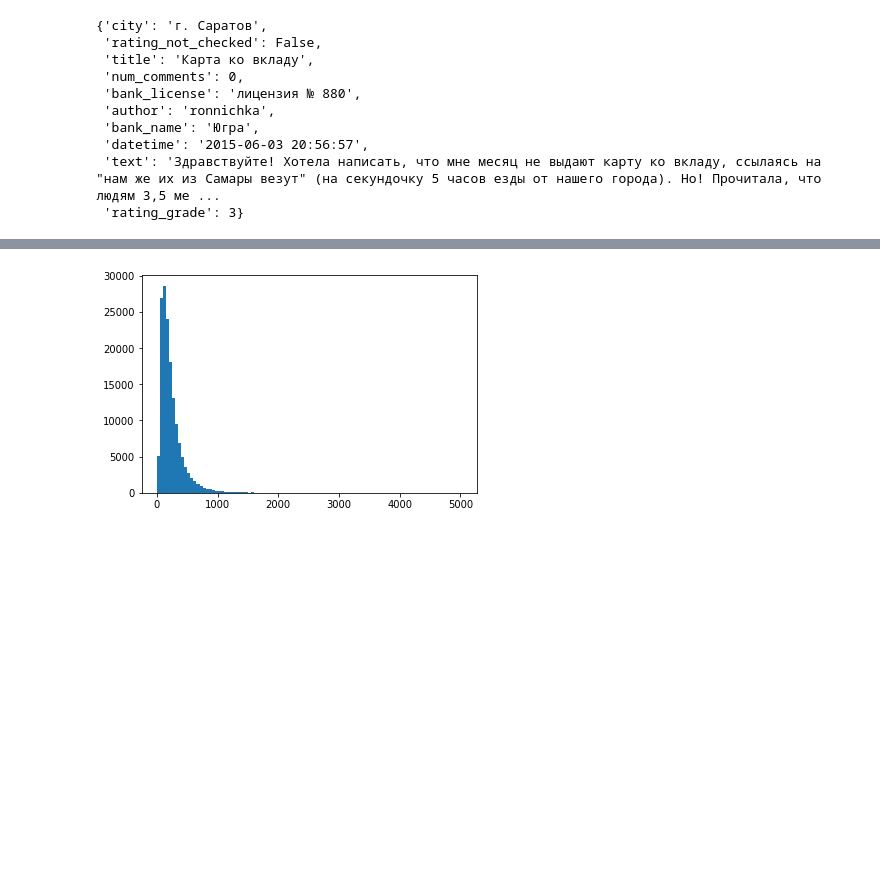
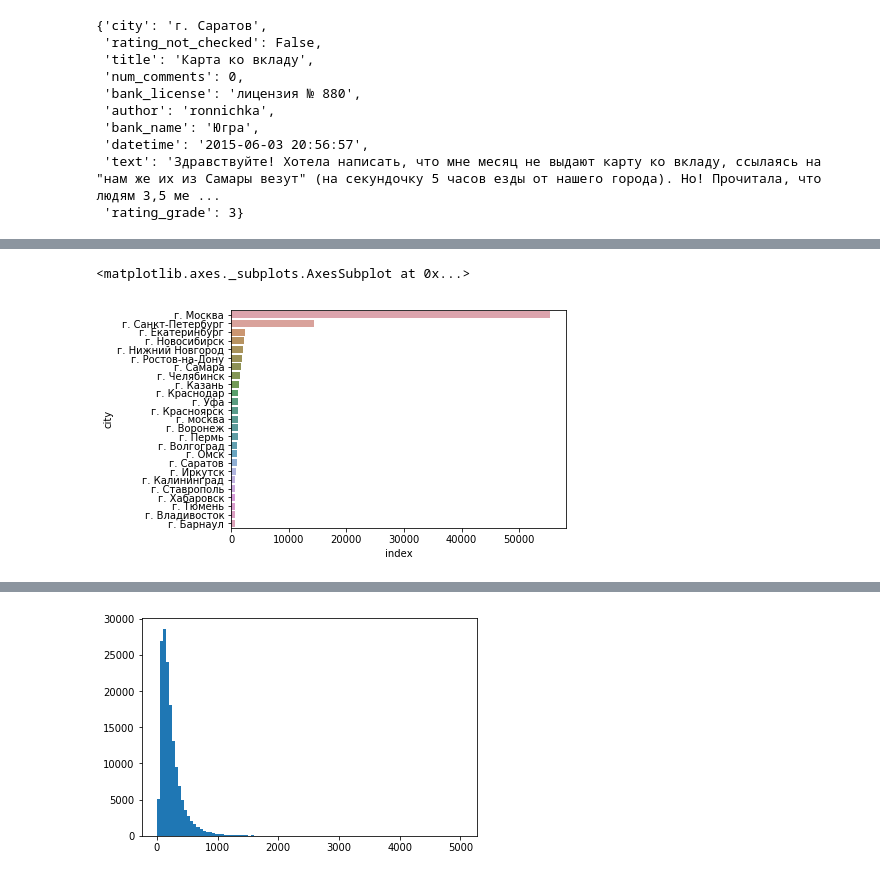
Before and after one commit to IrinaBelaya87/Homework, a Jupyter notebook: nlp-1.ipynb, the cells around one changed output, grey strips where cells are left out. Saved outputs shown, nothing was run; the diff lists cells and outputs as text; code cells hidden in the pictures; blank space fills up the shorter version.

```diff
--- a/nlp-1.ipynb
+++ b/nlp-1.ipynb
@@ -74,0 +40,3 @@ counter
+# %%
+data = pd.DataFrame(responses)
+data.head()
@@ -74,0 +69,8 @@ counter
+# %%
+cities = data.loc[:, 'city'].copy()
+# %%
+cities_extracted = cities.reset_index().groupby('city').count().sort_values('index', ascending=False)
+sns.barplot(data=cities_extracted.reset_index().head(25), x='index', y='city', saturation=.5)
+# %% [output]
+<matplotlib.axes._subplots.AxesSubplot at 0x...>
+[figure, added]
```
Also changed, not shown: parts of 50 cells of this notebook.
